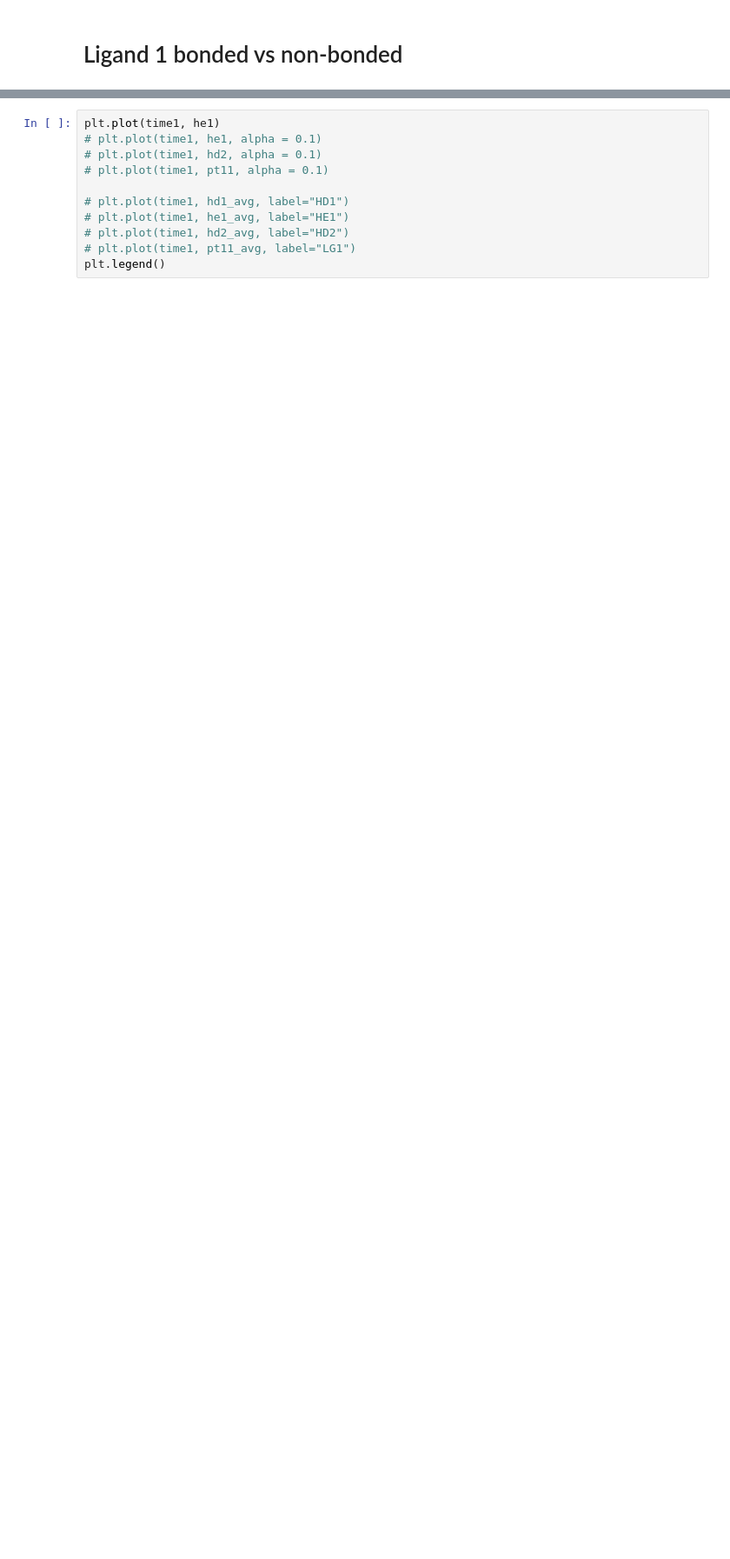
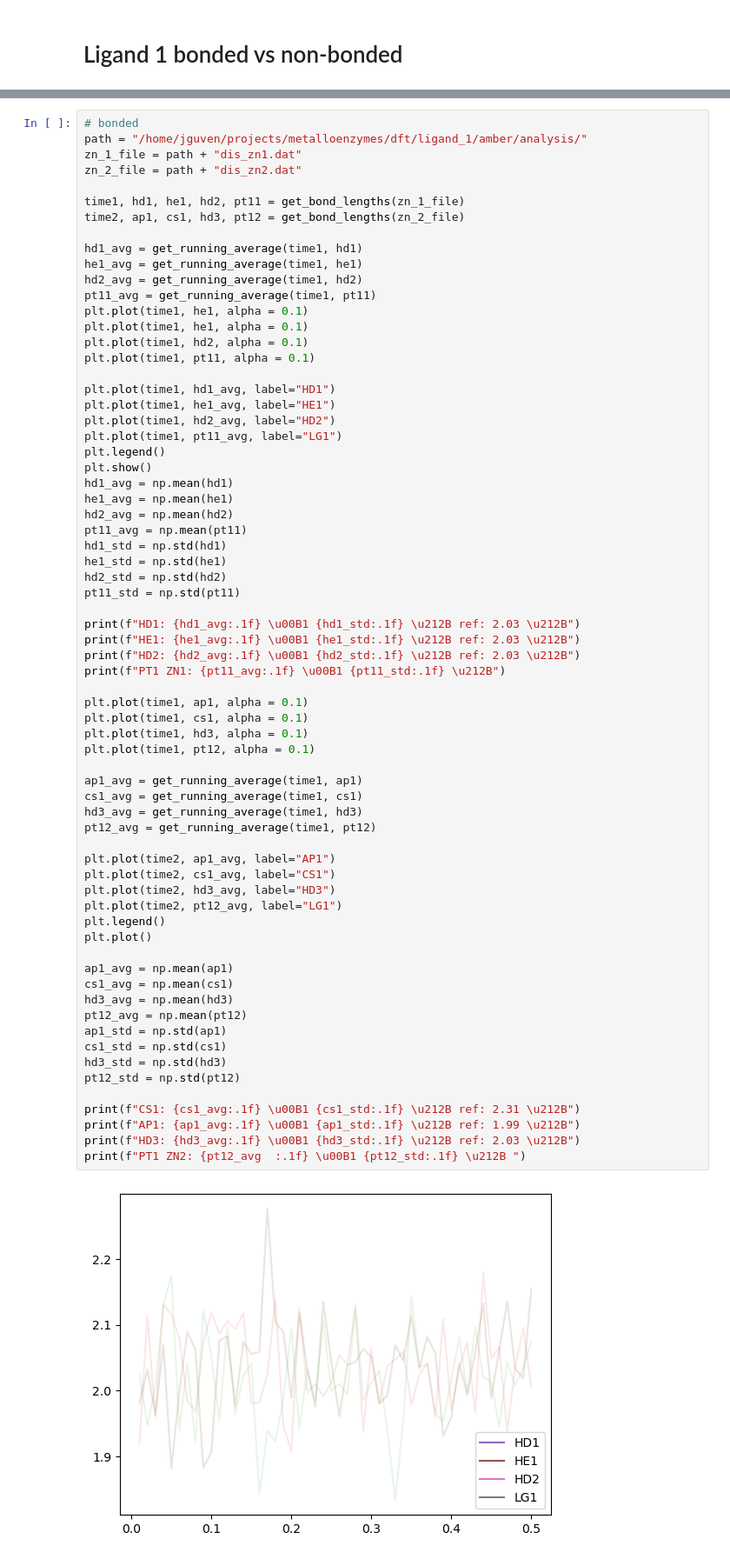
Before and after one commit to meyresearch/metalloenzymes, a Jupyter notebook: dft/scripts/quick_analyse_md.ipynb, the cells around one changed output, grey strips where cells are left out. Shown at 87% size. Saved outputs shown, nothing was run; the diff lists cells and outputs as text; blank space fills up the shorter version.

```diff
--- a/dft/scripts/quick_analyse_md.ipynb
+++ b/dft/scripts/quick_analyse_md.ipynb
@@ -62,12 +128,70 @@ time2, ap1, cs1, hd3, pt12 = get_bond_lengths(zn_2_file)
 # %%
-plt.plot(time1, he1)
-# plt.plot(time1, he1, alpha = 0.1)
-# plt.plot(time1, hd2, alpha = 0.1)
-# plt.plot(time1, pt11, alpha = 0.1)
+# bonded
+path = "/home/jguven/projects/metalloenzymes/dft/ligand_1/amber/analysis/"
+zn_1_file = path + "dis_zn1.dat"
+zn_2_file = path + "dis_zn2.dat"
 
-# plt.plot(time1, hd1_avg, label="HD1")
-# plt.plot(time1, he1_avg, label="HE1")
-# plt.plot(time1, hd2_avg, label="HD2")
-# plt.plot(time1, pt11_avg, label="LG1")
+time1, hd1, he1, hd2, pt11 = get_bond_lengths(zn_1_file)
+time2, ap1, cs1, hd3, pt12 = get_bond_lengths(zn_2_file)
+
+hd1_avg = get_running_average(time1, hd1)
+he1_avg = get_running_average(time1, he1)
+hd2_avg = get_running_average(time1, hd2)
+pt11_avg = get_running_average(time1, pt11)
+plt.plot(time1, he1, alpha = 0.1)
+plt.plot(time1, he1, alpha = 0.1)
+plt.plot(time1, hd2, alpha = 0.1)
+plt.plot(time1, pt11, alpha = 0.1)
+
+plt.plot(time1, hd1_avg, label="HD1")
+plt.plot(time1, he1_avg, label="HE1")
+plt.plot(time1, hd2_avg, label="HD2")
+plt.plot(time1, pt11_avg, label="LG1")
 plt.legend()
+plt.show()
+hd1_avg = np.mean(hd1)
+he1_avg = np.mean(he1)
+hd2_avg = np.mean(hd2)
+pt11_avg = np.mean(pt11)
+hd1_std = np.std(hd1)
+he1_std = np.std(he1)
+hd2_std = np.std(hd2)
+pt11_std = np.std(pt11)
+
+print(f"HD1: {hd1_avg:.1f} \u00B1 {hd1_std:.1f} \u212B ref: 2.03 \u212B")
+print(f"HE1: {he1_avg:.1f} \u00B1 {he1_std:.1f} \u212B ref: 2.03 \u212B")
+print(f"HD2: {hd2_avg:.1f} \u00B1 {hd2_std:.1f} \u212B ref: 2.03 \u212B")
+print(f"PT1 ZN1: {pt11_avg:.1f} \u00B1 {pt11_std:.1f} \u212B")
+
+plt.plot(time1, ap1, alpha = 0.1)
+plt.plot(time1, cs1, alpha = 0.1)
+plt.plot(time1, hd3, alpha = 0.1)
+plt.plot(time1, pt12, alpha = 0.1)
+
+ap1_avg = get_running_average(time1, ap1)
+cs1_avg = get_running_average(time1, cs1)
+hd3_avg = get_running_average(time1, hd3)
+pt12_avg = get_running_average(time1, pt12)
+
+plt.plot(time2, ap1_avg, label="AP1")
+plt.plot(time2, cs1_avg, label="CS1")
+plt.plot(time2, hd3_avg, label="HD3")
+plt.plot(time2, pt12_avg, label="LG1")
+plt.legend()
+plt.plot()
+
+ap1_avg = np.mean(ap1)
+cs1_avg = np.mean(cs1)
+hd3_avg = np.mean(hd3)
+pt12_avg = np.mean(pt12)
+ap1_std = np.std(ap1)
+cs1_std = np.std(cs1)
+hd3_std = np.std(hd3)
+pt12_std = np.std(pt12)
+
+print(f"CS1: {cs1_avg:.1f} \u00B1 {cs1_std:.1f} \u212B ref: 2.31 \u212B")
+print(f"AP1: {ap1_avg:.1f} \u00B1 {ap1_std:.1f} \u212B ref: 1.99 \u212B")
+print(f"HD3: {hd3_avg:.1f} \u00B1 {hd3_std:.1f} \u212B ref: 2.03 \u212B")
+print(f"PT1 ZN2: {pt12_avg  :.1f} \u00B1 {pt12_std:.1f} \u212B ")
 # %% [output]
+[figure, new version]
```
Also changed, not shown: parts of 5 cells of this notebook, 31 other files.
